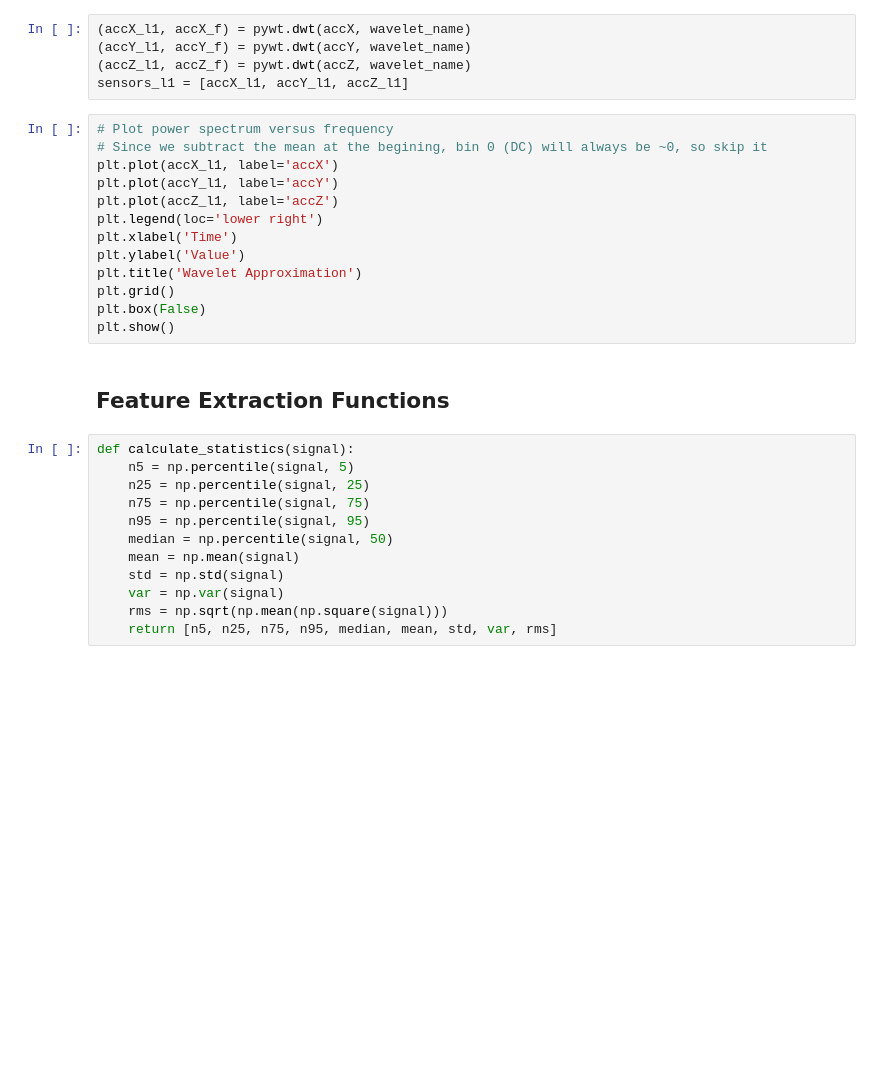
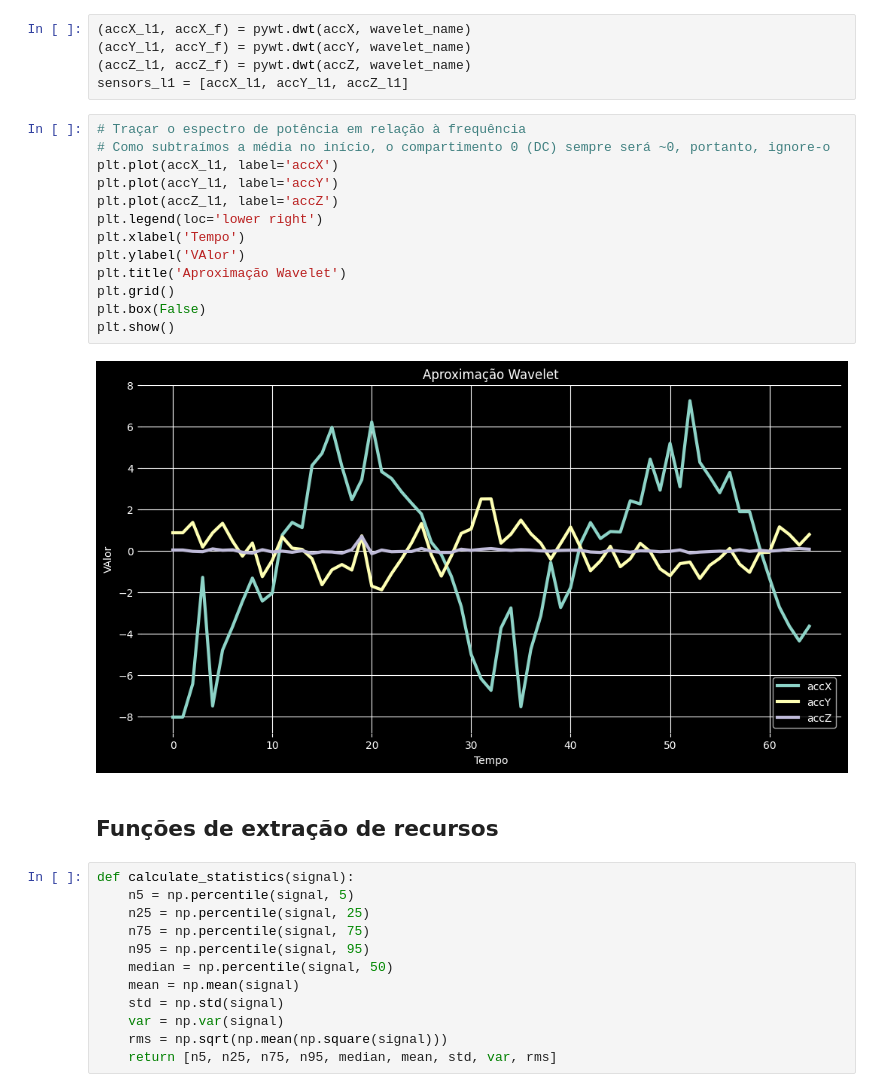
Before and after one commit to fabiobento/continuous-motion-recognition, a Jupyter notebook: Edge_Impulse_Spectral_Analysis_Block.ipynb, the cells around one changed output. Drawn from its saved outputs; the diff is of its cells as text; blank space fills up the shorter version.

```diff
--- a/Edge_Impulse_Spectral_Analysis_Block.ipynb
+++ b/Edge_Impulse_Spectral_Analysis_Block.ipynb
@@ -347,20 +462,22 @@ print(f' - Total Number of features per axis per layer: {N_feat_axis}')
 (accZ_l1, accZ_f) = pywt.dwt(accZ, wavelet_name)
 sensors_l1 = [accX_l1, accY_l1, accZ_l1]
 # %%
-# Plot power spectrum versus frequency
-# Since we subtract the mean at the begining, bin 0 (DC) will always be ~0, so skip it
+# Traçar o espectro de potência em relação à frequência
+# Como subtraímos a média no início, o compartimento 0 (DC) sempre será ~0, portanto, ignore-o
 plt.plot(accX_l1, label='accX')
 plt.plot(accY_l1, label='accY')
 plt.plot(accZ_l1, label='accZ')
 plt.legend(loc='lower right')
-plt.xlabel('Time')
-plt.ylabel('Value')
-plt.title('Wavelet Approximation')
+plt.xlabel('Tempo')
+plt.ylabel('VAlor')
+plt.title('Aproximação Wavelet')
 plt.grid()
 plt.box(False)
 plt.show()
+# %% [output]
+[figure, added]
 # %% [markdown]
-##  Feature Extraction Functions
+## Funções de extração de recursos
 # %%
 def calculate_statistics(signal):
     n5 = np.percentile(signal, 5)
```
Also changed, not shown: parts of 40 cells of this notebook.
